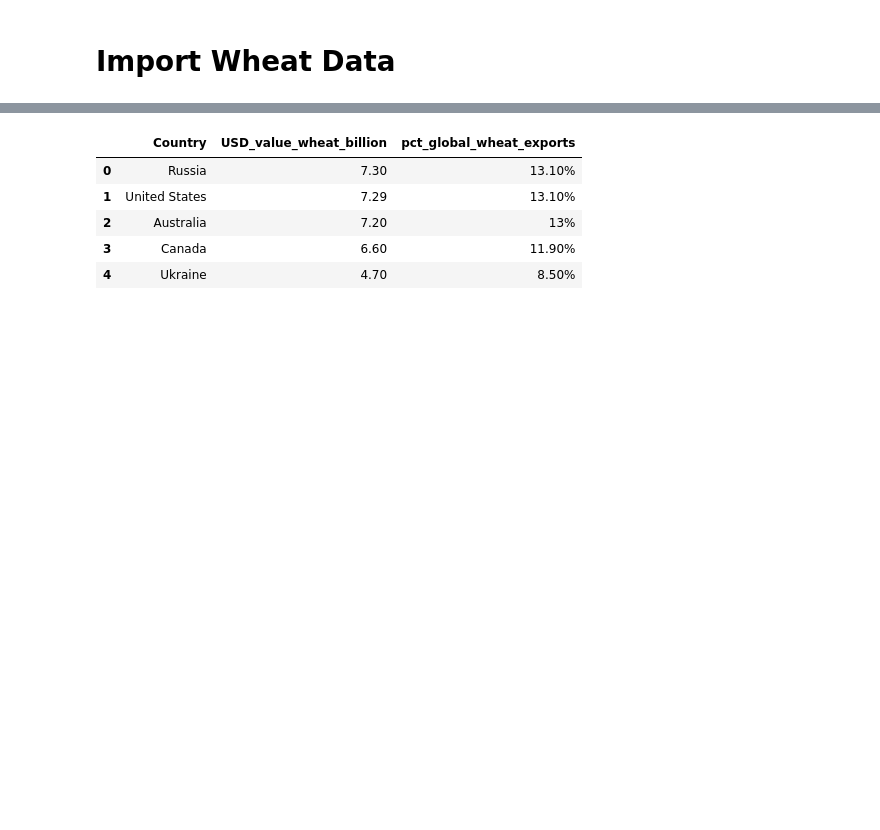
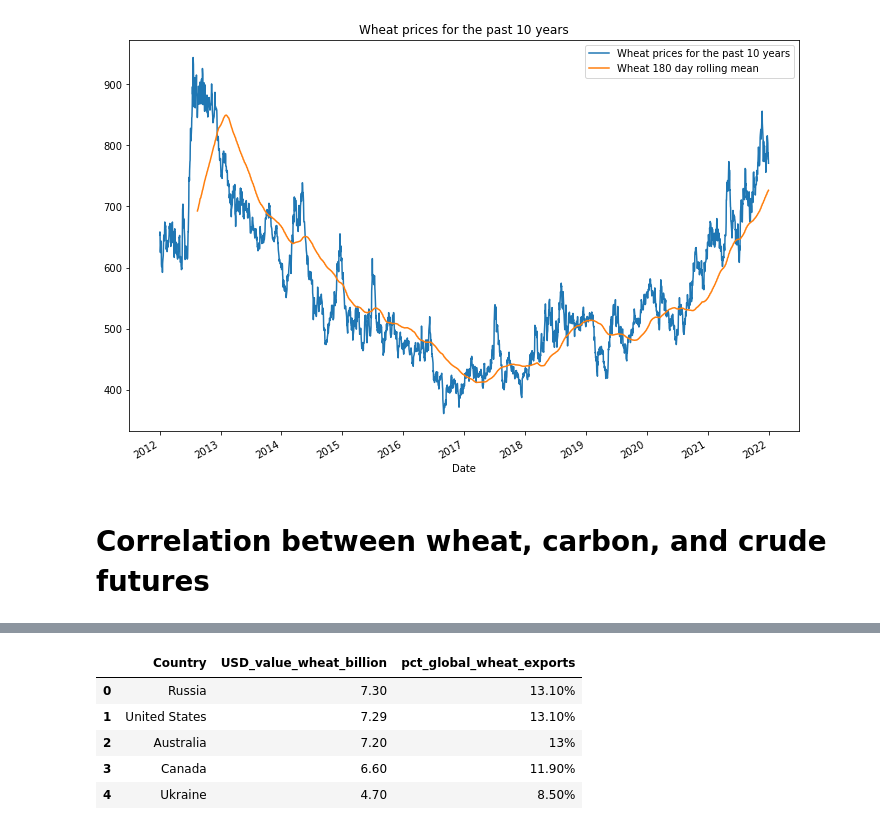
Before and after one commit to mrness/Prediction_Prices_Of_Wheat, a Jupyter notebook: Notebooks/master-notebook.ipynb, the cells around one changed output, grey strips where cells are left out. Cells and saved outputs as stored; diff of their text form; code cells hidden in the pictures; blank space fills up the shorter version.

```diff
--- a/Notebooks/master-notebook.ipynb
+++ b/Notebooks/master-notebook.ipynb
@@ -14,3 +40,11 @@ import matplotlib.pyplot as plt
+# %%
+# Wheta prices over the last 10 years and wheat 180 day rolling mean view
+ax = wheat_df2.plot(figsize=(12,8),title="Wheat prices for the past 10 years")
+wheat_df2.rolling(window = 180).mean().plot(ax=ax)
+ax.legend(['Wheat prices for the past 10 years','Wheat 180 day rolling mean'])
+plt.show()
+# %% [output]
+[figure, added]
 # %% [markdown]
-# Import Wheat Data
+# Correlation between wheat, carbon, and crude futures
 # %%
```
Also changed, not shown: parts of 55 cells of this notebook, 40 other files.
